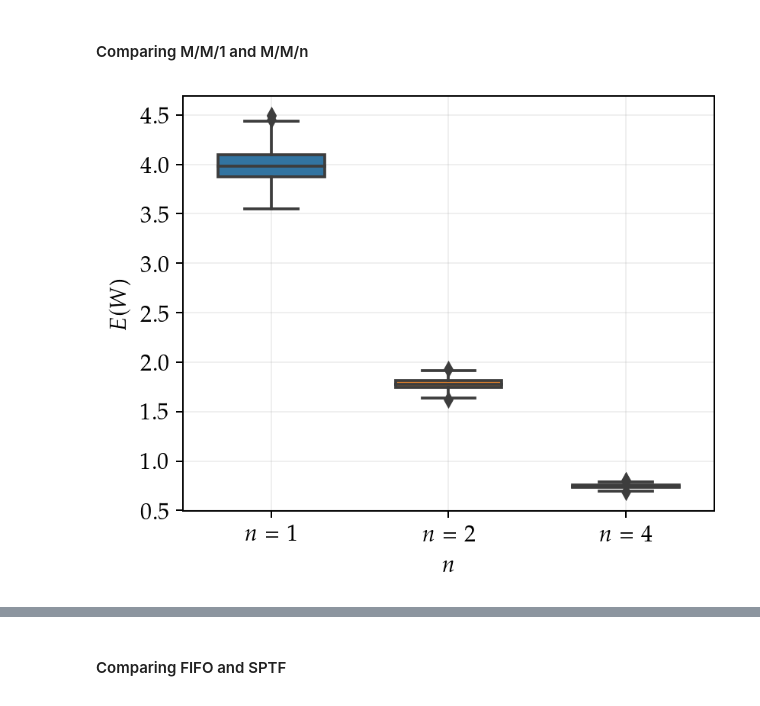
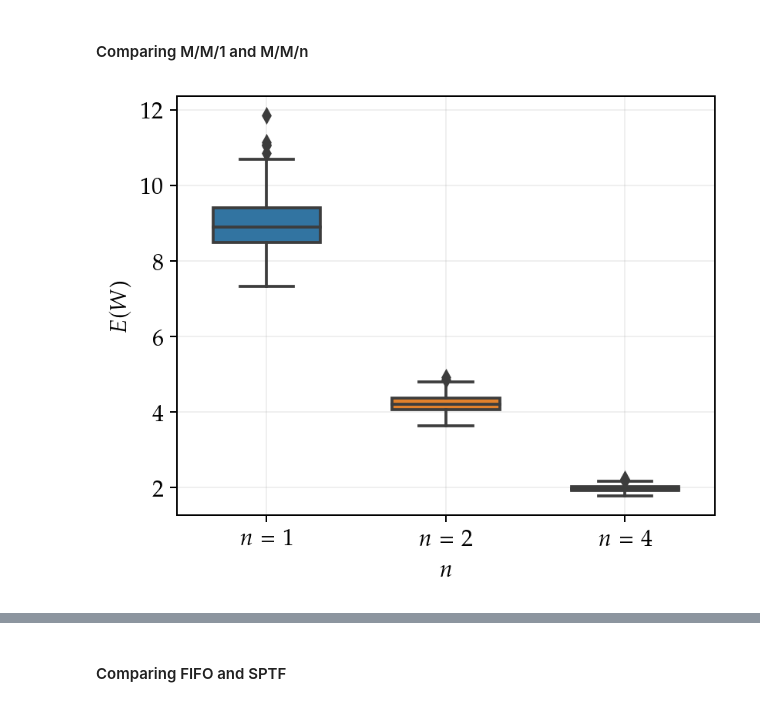
Before and after one commit to Maloup/Stochastic_assignment_2, a Jupyter notebook: Result_visualization.ipynb, the cells around one changed output, grey strips where cells are left out. Cells and saved outputs as stored; diff of their text form; code cells hidden in the pictures.

```diff
--- a/Result_visualization.ipynb
+++ b/Result_visualization.ipynb
@@ -260,27 +215,29 @@ shelf.close()
+# %%
+shelf = shelve.open("Arrays/stats_varying_n")
+stats_data = [shelf["stats_data_n1_0.90"], shelf["stats_data_n2_0.90"],shelf["stats_data_n4_0.90"]]
+t_range = shelf["t_range"]
+shelf.close()
 # %%
 fig = plt.figure(figsize=(5, 4))
 
-def df_maker(data = 1):
-    stats_data_n1, stats_data_n2, stats_data_n4 = stats_data[data] # index 0 = 0.5, index 1 = 0.8, index 2 = 0.95
-    values_n1 = np.array(stats_data_n1)
-    values_n2 = np.array(stats_data_n2)
-    values_n4 = np.array(stats_data_n4)
-    data_n1 = np.array([np.repeat("$n = 1$", len(values_n1)), values_n1])
-    data_n2 = np.array([np.repeat("$n = 2$", len(values_n2)), values_n2])
-    data_n3 = np.array([np.repeat("$n = 4$", len(values_n4)), values_n4])
-    Data = np.concatenate([data_n1, data_n2, data_n3], axis = 1)
 
-    df = pd.DataFrame(Data.T, columns = ["n", "E(W)"])
-    df = df.astype({"E(W)": float})
-    return df
+stats_data_n1, stats_data_n2, stats_data_n4 = stats_data
+values_n1 = np.array(stats_data_n1)
+values_n2 = np.array(stats_data_n2)
+values_n4 = np.array(stats_data_n4)
+data_n1 = np.array([np.repeat("$n = 1$", len(values_n1)), values_n1])
+data_n2 = np.array([np.repeat("$n = 2$", len(values_n2)), values_n2])
+data_n3 = np.array([np.repeat("$n = 4$", len(values_n4)), values_n4])
+Data = np.concatenate([data_n1, data_n2, data_n3], axis = 1)
 
-df = df_maker()
+df = pd.DataFrame(Data.T, columns = ["n", "E(W)"])
+df = df.astype({"E(W)": float})
 ax = sns.boxplot(x="n", y="E(W)",  data=df, width = 0.6, zorder=3)
 ax.set_axisbelow(True)
 plt.grid(alpha = 0.2, zorder=0)
 #plt.yscale("log")
 plt.ylabel("$E(W$)")
 plt.xlabel("$n$")
 plt.show()
 # %% [output]
-[figure, old version]
+[figure, new version]
```
Also changed, not shown: parts of 14 cells of this notebook, 10 other files.
